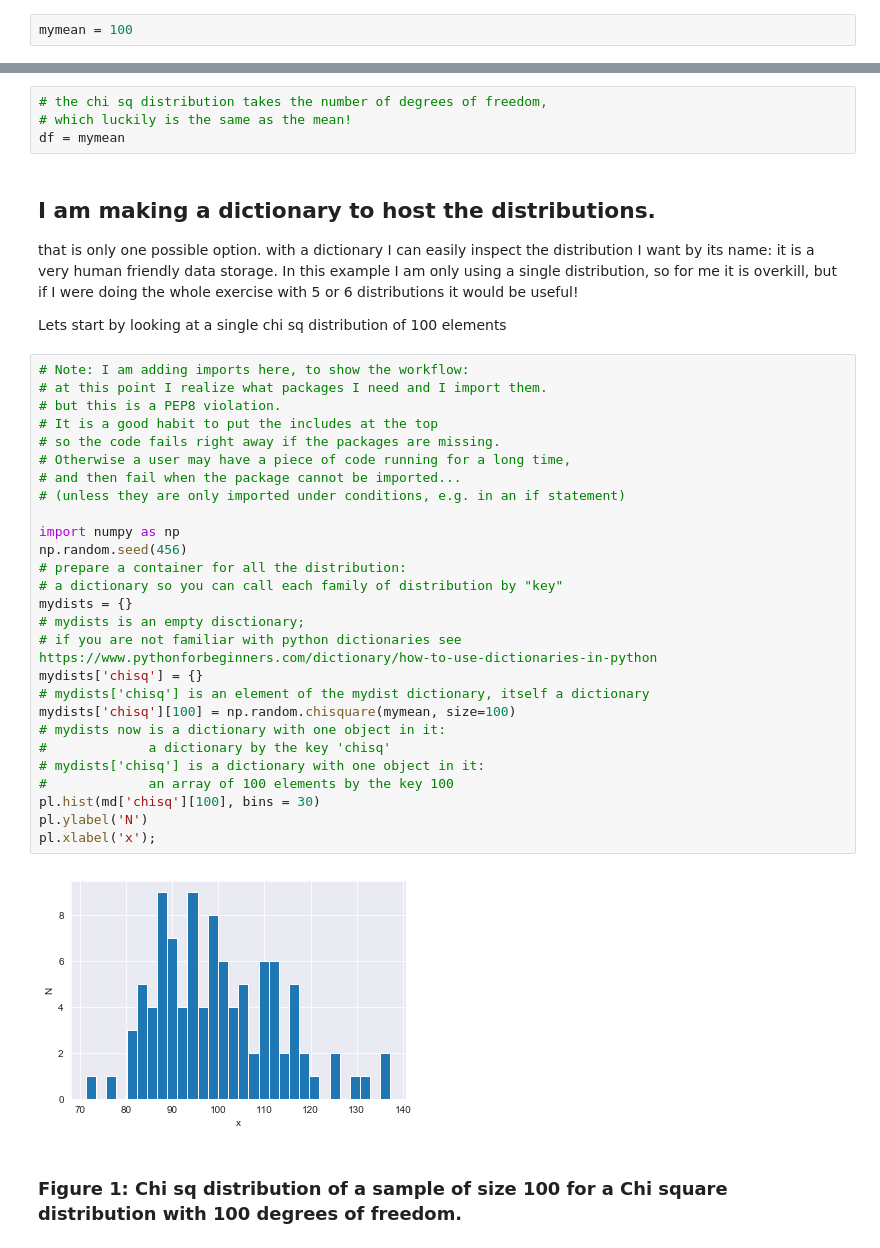
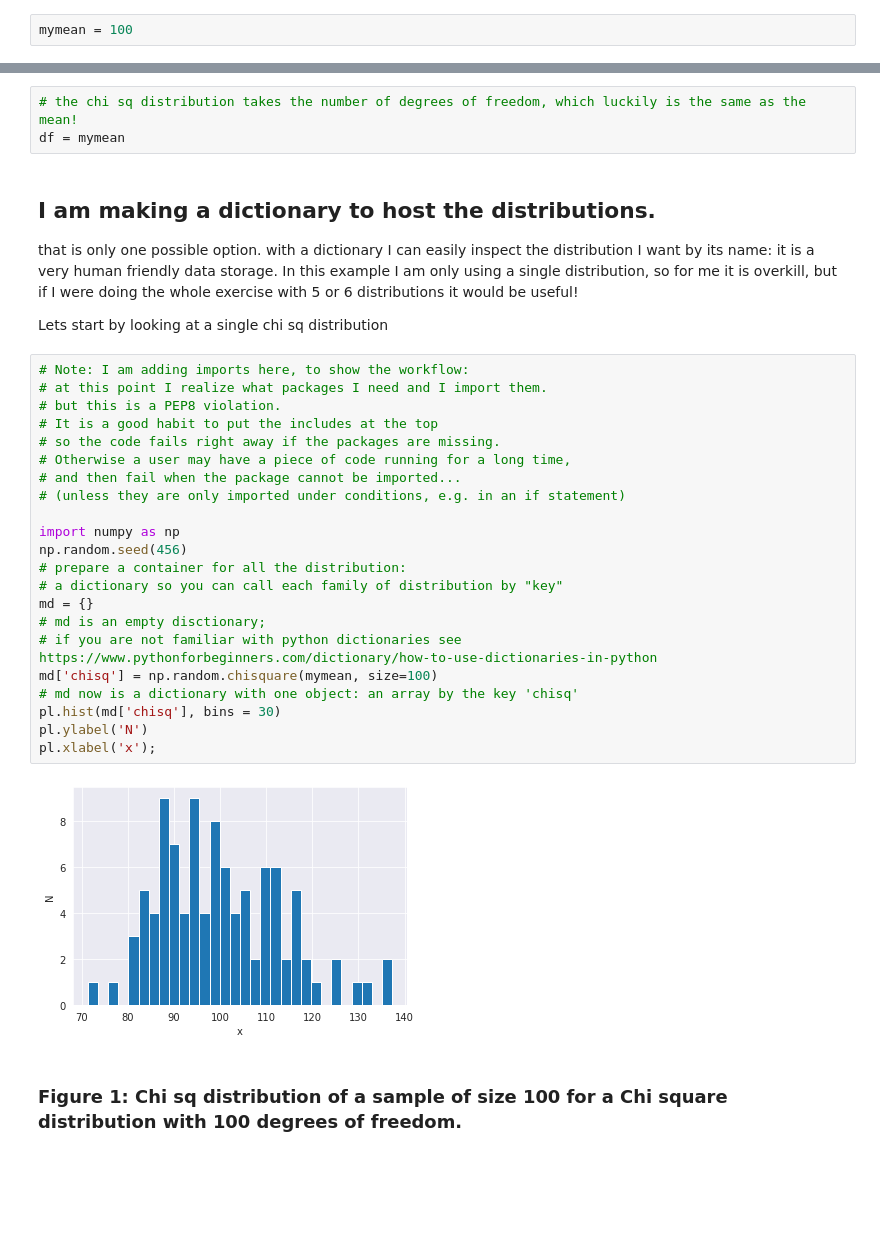
Before and after one commit to nkorzounUD/DSPS_NKorzoun, a Jupyter notebook: HW2/CentralLimitTheorem.ipynb, the cells around one changed output, grey strips where cells are left out. Saved outputs shown, nothing was run; the diff lists cells and outputs as text; blank space fills up the shorter version.

```diff
--- a/HW2/CentralLimitTheorem.ipynb
+++ b/HW2/CentralLimitTheorem.ipynb
@@ -49,44 +46,38 @@ For chi2 the parameter is *k* degrees of freedom. the mean is mean=*k*, the vari
 http://docs.scipy.org/doc/numpy/reference/routines.random.html
 http://docs.scipy.org/doc/numpy/reference/generated/numpy.random.chisquare.html#numpy.random.chisquare
 # %%
-# the chi sq distribution takes the number of degrees of freedom,
-# which luckily is the same as the mean!
+# the chi sq distribution takes the number of degrees of freedom, which luckily is the same as the mean!
 df = mymean
 # %% [markdown]
 ## I am making a dictionary to host the distributions.
 
 that is only one possible option. with a dictionary I can easily inspect the distribution I want by its name: it is a very human friendly data storage. In this example I am only using a single distribution, so for me it is overkill, but if I were doing the whole exercise with 5 or 6 distributions it would be useful!
 
-Lets start by looking at a single chi sq distribution of 100 elements
+Lets start by looking at a single chi sq distribution
 # %%
 # Note: I am adding imports here, to show the workflow:
 # at this point I realize what packages I need and I import them.
 # but this is a PEP8 violation.
 # It is a good habit to put the includes at the top
 # so the code fails right away if the packages are missing.
 # Otherwise a user may have a piece of code running for a long time,
 # and then fail when the package cannot be imported...
 # (unless they are only imported under conditions, e.g. in an if statement)
 
 import numpy as np
 np.random.seed(456)
 # prepare a container for all the distribution:
 # a dictionary so you can call each family of distribution by "key"
-mydists = {}
-# mydists is an empty disctionary;
+md = {}
+# md is an empty disctionary;
 # if you are not familiar with python dictionaries see https://www.pythonforbeginners.com/dictionary/how-to-use-dictionaries-in-python
-mydists['chisq'] = {}
-# mydists['chisq'] is an element of the mydist dictionary, itself a dictionary
-mydists['chisq'][100] = np.random.chisquare(mymean, size=100)
-# mydists now is a dictionary with one object in it:
-#             a dictionary by the key 'chisq'
-# mydists['chisq'] is a dictionary with one object in it:
-#             an array of 100 elements by the key 100
-pl.hist(md['chisq'][100], bins = 30)
+md['chisq'] = np.random.chisquare(mymean, size=100)
+# md now is a dictionary with one object: an array by the key 'chisq'
+pl.hist(md['chisq'], bins = 30)
 pl.ylabel('N')
 pl.xlabel('x');
 # %% [output]
-[figure, old version]
+[figure, new version]
 # %% [markdown]
 ### Figure 1: Chi sq distribution of a sample of size 100 for a Chi square distribution with  100 degrees of freedom.
 # %% [markdown]
```
Also changed, not shown: parts of 52 cells of this notebook, 5 other files.
